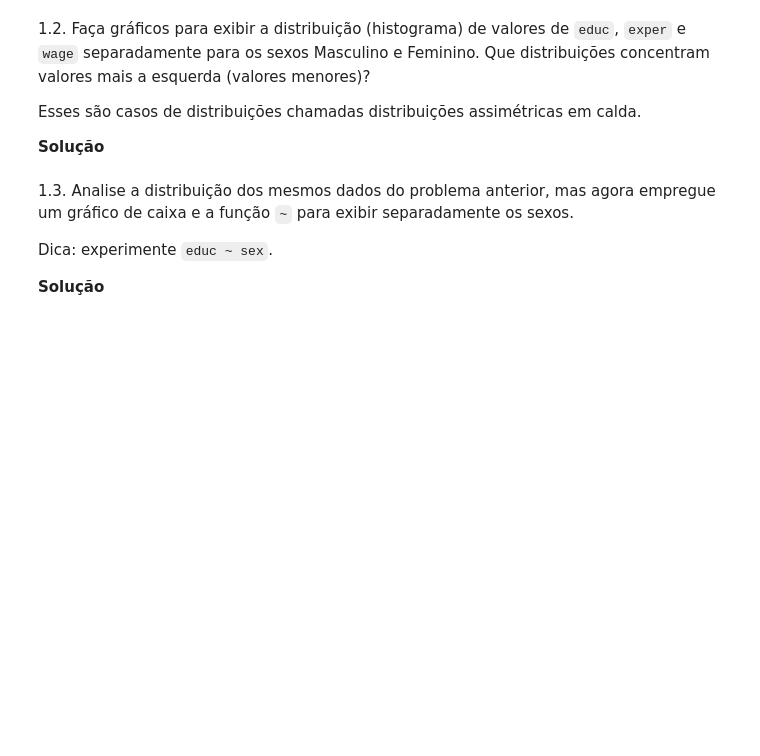
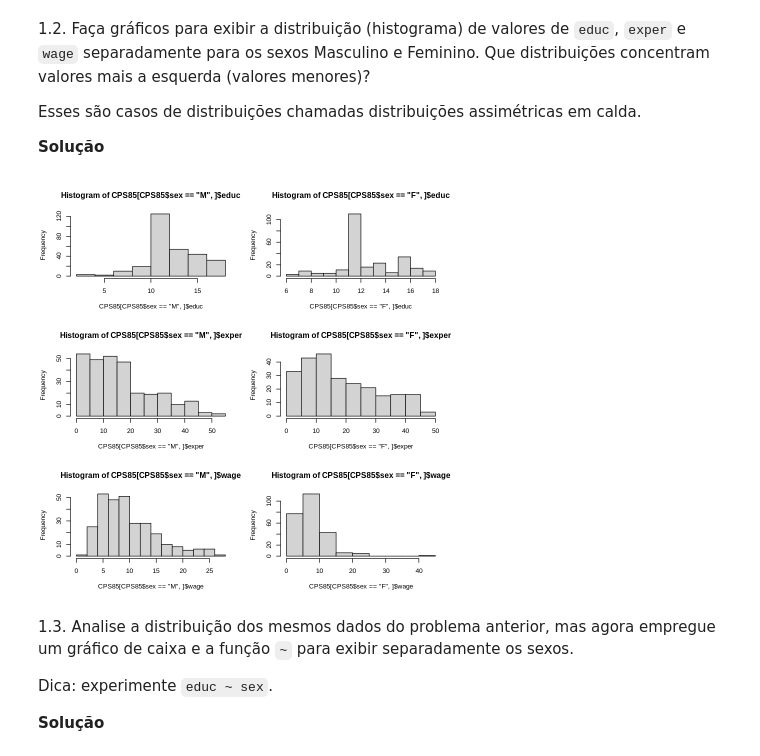
Before and after one commit to Rogerio-mack/Analise_Exploratoria_de_Dados, a Jupyter notebook: AED_4_ex.ipynb, the cells around one changed output. Drawn from its saved outputs; the diff is of its cells as text; code cells hidden in the pictures; blank space fills up the shorter version.

```diff
--- a/AED_4_ex.ipynb
+++ b/AED_4_ex.ipynb
@@ -42,6 +53,22 @@ A data.frame: 6 × 11
 Esses são casos de distribuições chamadas distribuições assimétricas em calda.
 
 **Solução**
+# %%
+par(mfrow = c(3, 2))
+hist(CPS85[CPS85$sex == 'M',]$educ)
+hist(CPS85[CPS85$sex == 'F',]$educ)
+
+hist(CPS85[CPS85$sex == 'M',]$exper)
+hist(CPS85[CPS85$sex == 'F',]$exper)
+
+hist(CPS85[CPS85$sex == 'M',]$wage)
+hist(CPS85[CPS85$sex == 'F',]$wage)
+
+# educ, mais valores à direita (calda à esquerda, ou assimetria positiva, em que a média é em geral maior que a mediana)
+
+# wage e exper, mais valores à esquerda (calda à direita, ou assimetria negativa, em que a média é em geral menor que a mediana)
+# %% [output]
+[figure, added]
 # %% [markdown]
 1.3. Analise a distribuição dos mesmos dados do problema anterior, mas agora empregue um gráfico de caixa e a função `~` para exibir separadamente os sexos.
 
```
Also changed, not shown: parts of 13 cells of this notebook.
